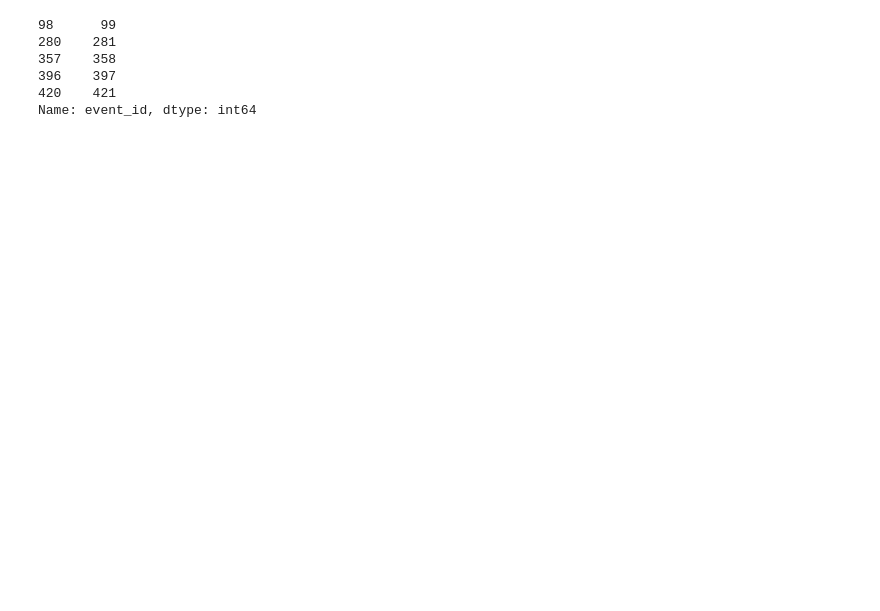
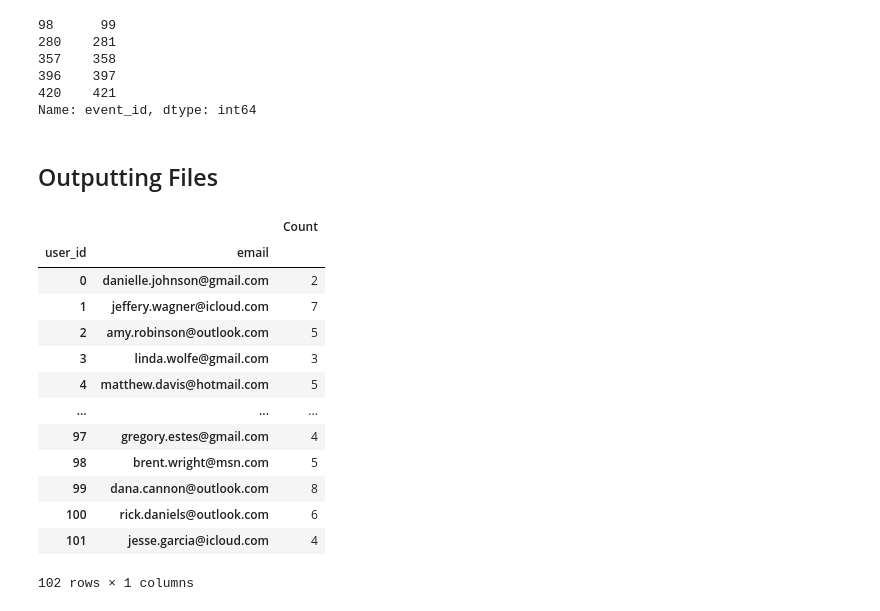
Before and after one commit to AhmedBuckets/user_events_analysis, a Jupyter notebook: analysis_jp.ipynb, the cells around one changed output. Drawn from its saved outputs; the diff is of its cells as text; code cells hidden in the pictures; blank space fills up the shorter version.

Commit message:
Adding more outputs

```diff
--- a/analysis_jp.ipynb
+++ b/analysis_jp.ipynb
@@ -638,6 +650,8 @@ nanrows_joined_cleaned_final['event_id']
 396    397
 420    421
 Name: event_id, dtype: int64
+# %% [markdown]
+## Outputting Files
 # %%
 joined_df_cleaned_final['user_id'] = joined_df_cleaned_final['user_id'].astype('Int64')  # capital "I" for pandas nullable integer
 
@@ -646,0 +665,19 @@ joined_df_cleaned_final.to_csv('joined_events.csv', index=False)
+# %%
+# We can take a look at some more metrics per user
+summary_table = joined_df_cleaned_final.groupby(['user_id', 'email']).agg(Count=('event_id', 'size'))
+summary_table
+# %% [output]
+|  |  | Count |
+| user_id | email |  |
+| 0 | danielle.johnson@gmail.com | 2 |
+| 1 | jeffery.wagner@icloud.com | 7 |
+| 2 | amy.robinson@outlook.com | 5 |
+| 3 | linda.wolfe@gmail.com | 3 |
+| 4 | matthew.davis@hotmail.com | 5 |
+| ... | ... | ... |
+| 97 | gregory.estes@gmail.com | 4 |
+| 98 | brent.wright@msn.com | 5 |
+| 99 | dana.cannon@outlook.com | 8 |
+| 100 | rick.daniels@outlook.com | 6 |
+| 101 | jesse.garcia@icloud.com | 4 |
+102 rows × 1 columns
```
Also changed, not shown: parts of 83 cells of this notebook, 3 other files.
